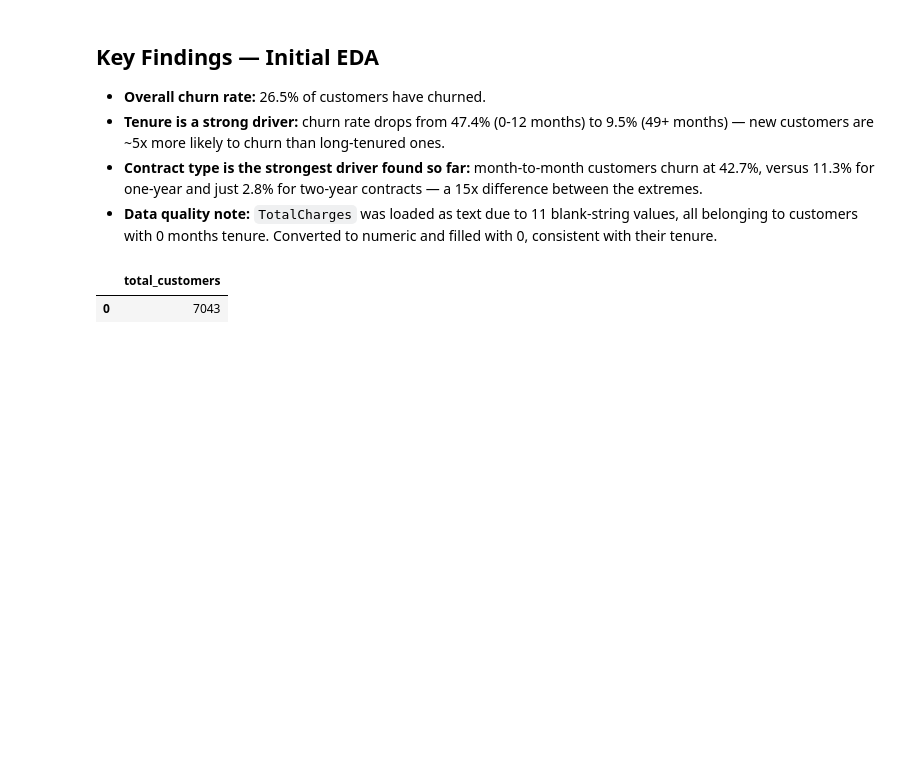
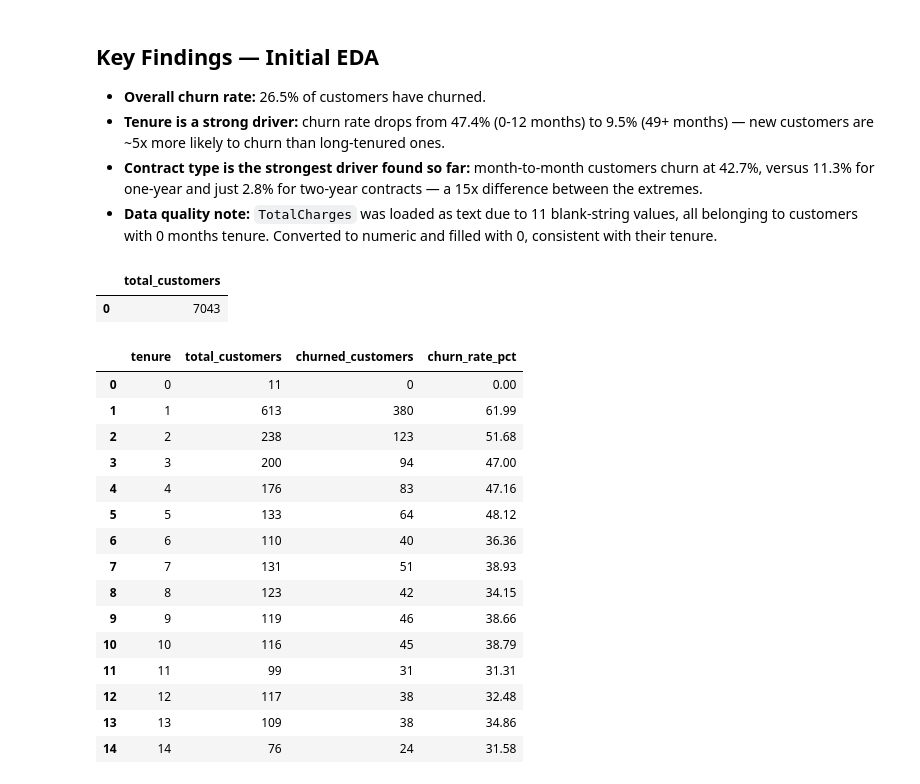
Before and after one commit to drikshathakur786/churnlens-customer-retention-analytics, a Jupyter notebook: python/01_eda.ipynb, the cells around one changed output. Cells and saved outputs as stored; diff of their text form; code cells hidden in the pictures; blank space fills up the shorter version.

Commit message:
Add SQL query for churn trend by tenure

```diff
--- a/python/01_eda.ipynb
+++ b/python/01_eda.ipynb
@@ -195,3 +195,28 @@ pd.read_sql(test_query, conn)
 | 0 | 7043 |
 # %%
 conn.close()
+# %%
+conn = sqlite3.connect('../data/processed/churnlens.db')
+
+with open('../sql/02_churn_trends.sql', 'r') as f:
+    query = f.read()
+
+result = pd.read_sql(query, conn)
+result.head(15)
+# %% [output]
+|  | tenure | total_customers | churned_customers | churn_rate_pct |
+| 0 | 0 | 11 | 0 | 0.00 |
+| 1 | 1 | 613 | 380 | 61.99 |
+| 2 | 2 | 238 | 123 | 51.68 |
+| 3 | 3 | 200 | 94 | 47.00 |
+| 4 | 4 | 176 | 83 | 47.16 |
+| 5 | 5 | 133 | 64 | 48.12 |
+| 6 | 6 | 110 | 40 | 36.36 |
+| 7 | 7 | 131 | 51 | 38.93 |
+| 8 | 8 | 123 | 42 | 34.15 |
+| 9 | 9 | 119 | 46 | 38.66 |
+| 10 | 10 | 116 | 45 | 38.79 |
+| 11 | 11 | 99 | 31 | 31.31 |
+| 12 | 12 | 117 | 38 | 32.48 |
+| 13 | 13 | 109 | 38 | 34.86 |
+| 14 | 14 | 76 | 24 | 31.58 |
```
Also changed, not shown: 1 other file.
